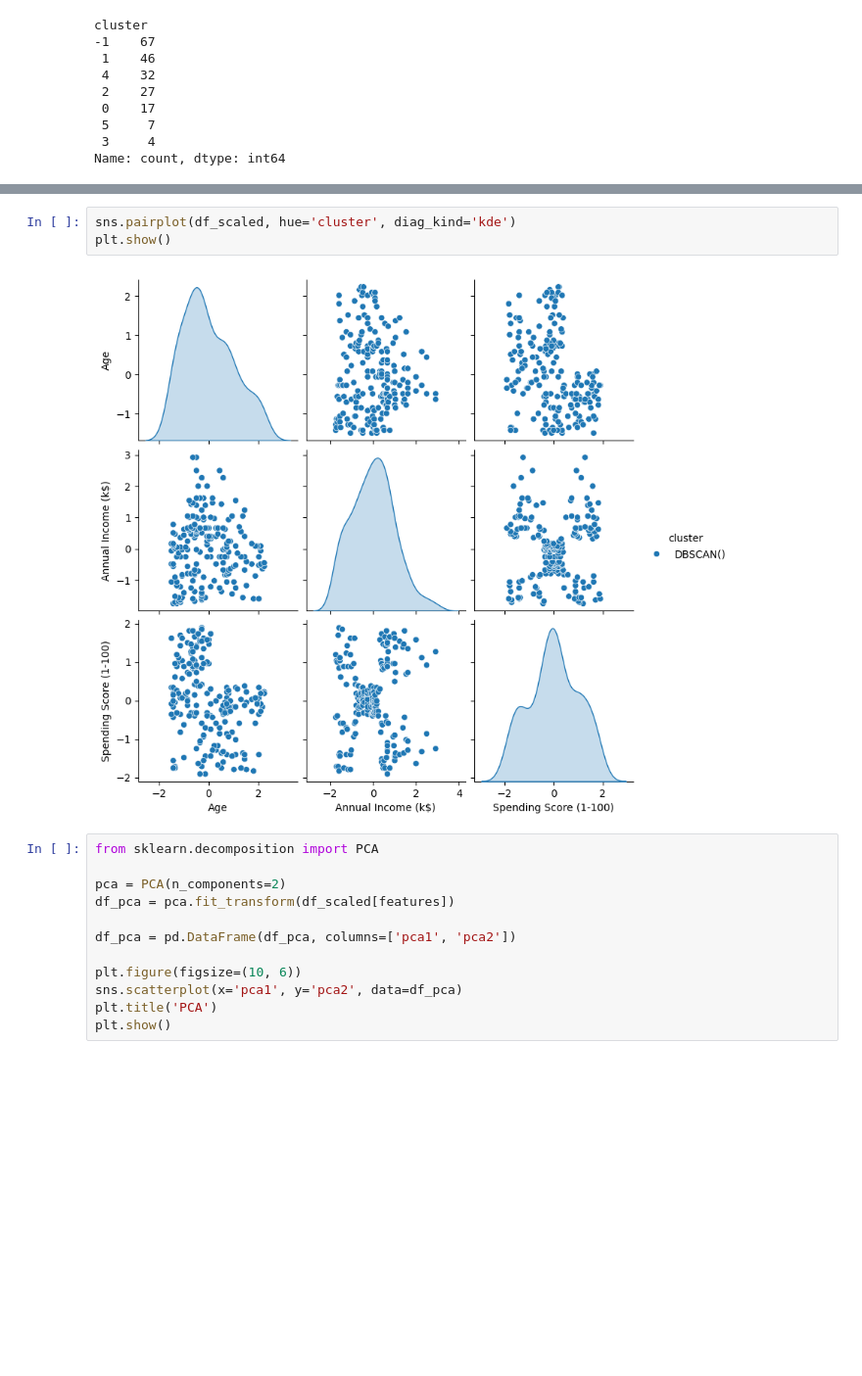
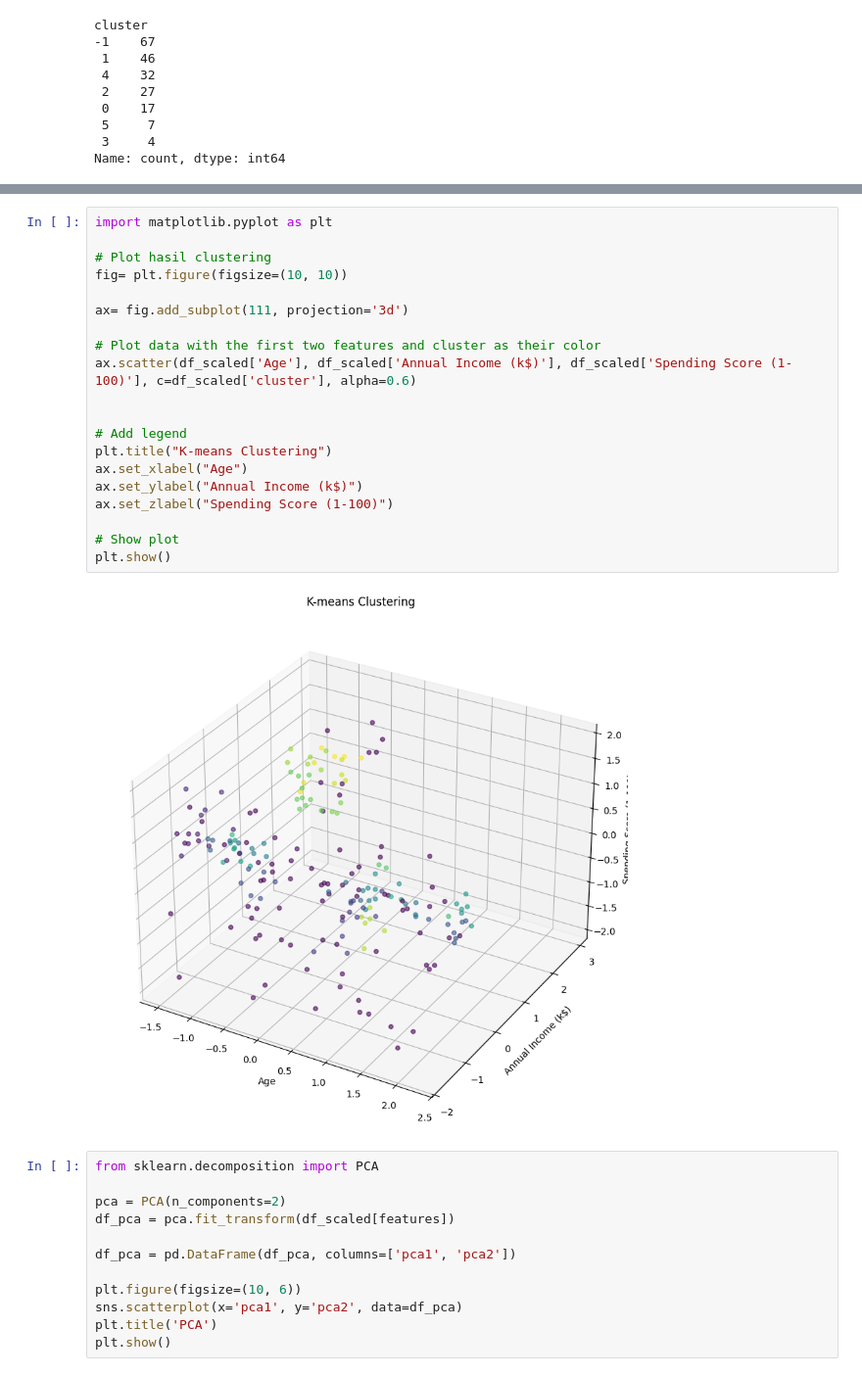
Before and after one commit to AlthariqFairuz/Seleksi-GAIB-Bagian-2-3, a Jupyter notebook: src/doe2.ipynb, the cells around one changed output, grey strips where cells are left out. Shown at 98% size. Cells and saved outputs as stored; diff of their text form; blank space fills up the shorter version.

```diff
--- a/src/doe2.ipynb
+++ b/src/doe2.ipynb
@@ -267,9 +302,26 @@ DBSCAN()    200
 Name: count, dtype: int64
-# %%
-sns.pairplot(df_scaled, hue='cluster', diag_kind='kde')
-plt.show()
-# %% [output]
-[figure, removed]
+# %%
+import matplotlib.pyplot as plt
+
+# Plot hasil clustering
+fig= plt.figure(figsize=(10, 10))
+
+ax= fig.add_subplot(111, projection='3d')
+
+# Plot data with the first two features and cluster as their color
+ax.scatter(df_scaled['Age'], df_scaled['Annual Income (k$)'], df_scaled['Spending Score (1-100)'], c=df_scaled['cluster'], alpha=0.6)
+
+
+# Add legend
+plt.title("K-means Clustering")
+ax.set_xlabel("Age")
+ax.set_ylabel("Annual Income (k$)")
+ax.set_zlabel("Spending Score (1-100)")
+
+# Show plot
+plt.show()
+# %% [output]
+[figure, added]
 # %%
 from sklearn.decomposition import PCA
 
```
Also changed, not shown: parts of 10 cells of this notebook, 1 other file.
